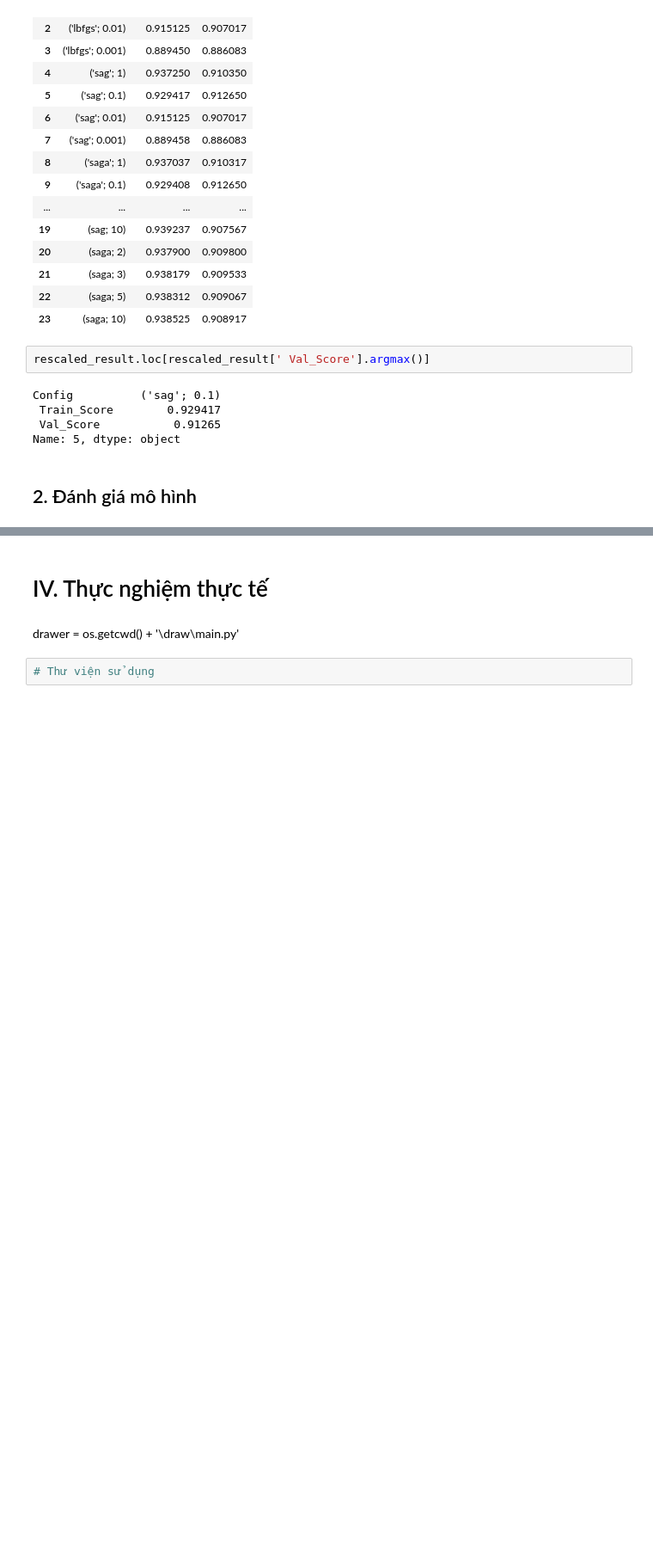
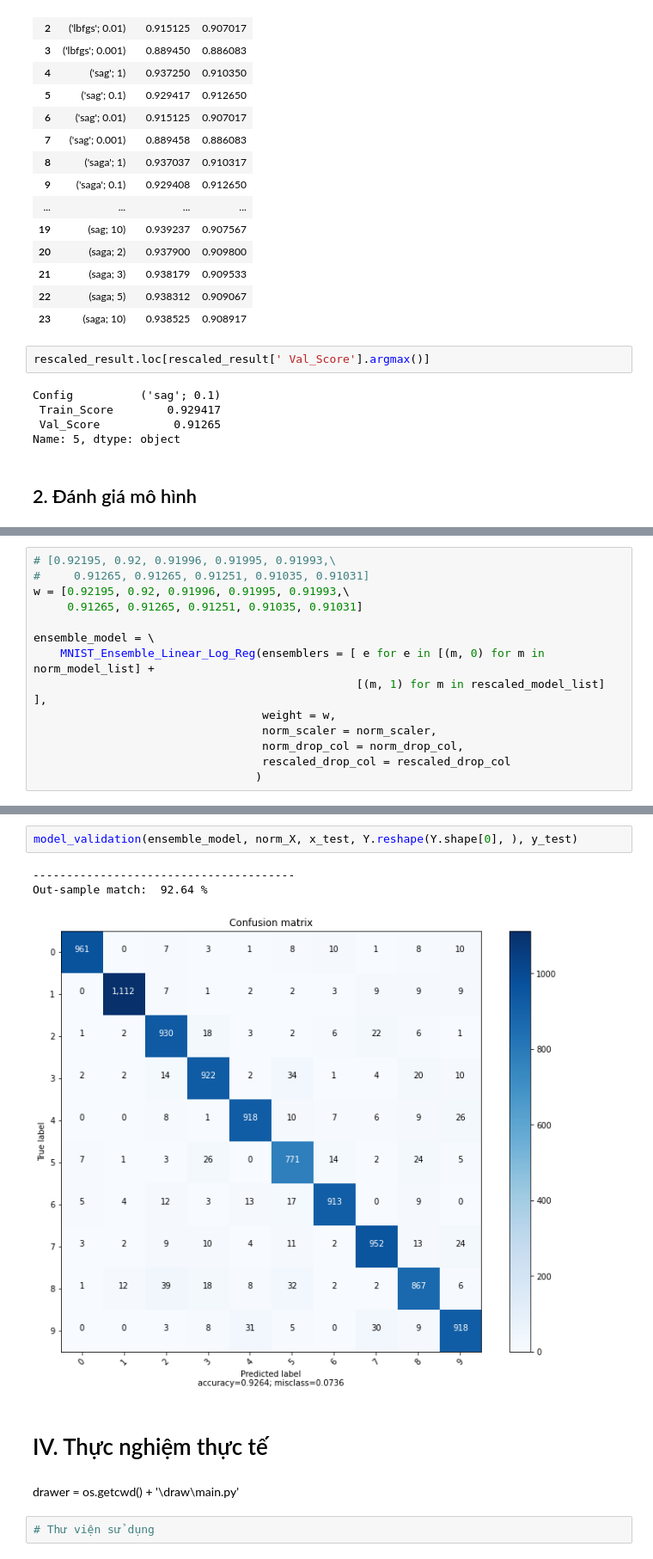
Before and after one commit to StrugVN/TKMTUD_HMM, a Jupyter notebook: DoAn2.ipynb, the cells around one changed output, grey strips where cells are left out. Shown: that part at 86% size. Cells and saved outputs as stored; diff of their text form; blank space fills up the shorter version.

Commit message:
thêm ensembler vào đa2

```diff
--- a/DoAn2.ipynb
+++ b/DoAn2.ipynb
@@ -448,0 +575,14 @@ Out-sample match:  91.83 %
+# %%
+# [0.92195, 0.92, 0.91996, 0.91995, 0.91993,\
+#     0.91265, 0.91265, 0.91251, 0.91035, 0.91031]
+w = [0.92195, 0.92, 0.91996, 0.91995, 0.91993,\
+     0.91265, 0.91265, 0.91251, 0.91035, 0.91031]
+
+ensemble_model = \
+    MNIST_Ensemble_Linear_Log_Reg(ensemblers = [ e for e in [(m, 0) for m in norm_model_list] +
+                                                [(m, 1) for m in rescaled_model_list] ],
+                                  weight = w,
+                                  norm_scaler = norm_scaler,
+                                  norm_drop_col = norm_drop_col,
+                                  rescaled_drop_col = rescaled_drop_col
+                                 )
@@ -449,3 +603,9 @@ Out-sample match:  91.83 %
+# %%
+model_validation(ensemble_model, norm_X, x_test, Y.reshape(Y.shape[0], ), y_test)
+# %% [output]
+---------------------------------------
+Out-sample match:  92.64 %
+[figure, added]
 # %% [markdown]
 # IV. Thực nghiệm thực tế
 # %% [markdown]
```
Also changed, not shown: parts of 16 cells of this notebook, 5 other files.
